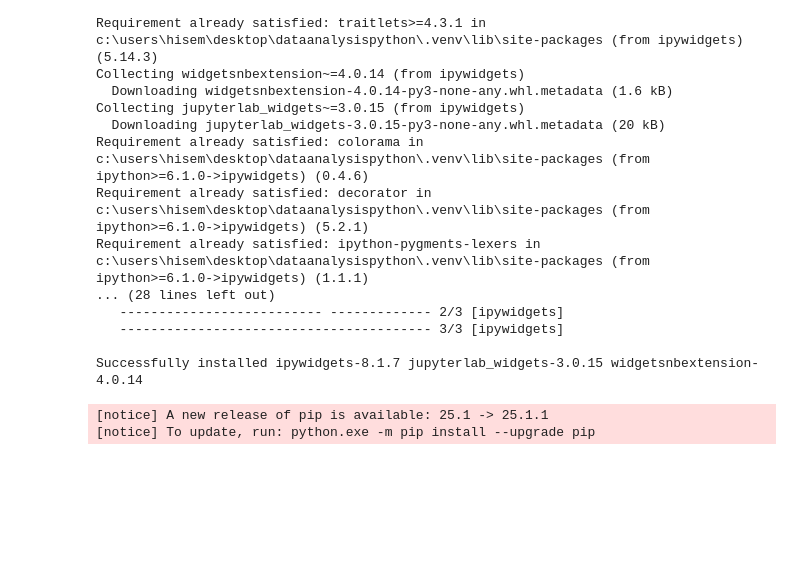
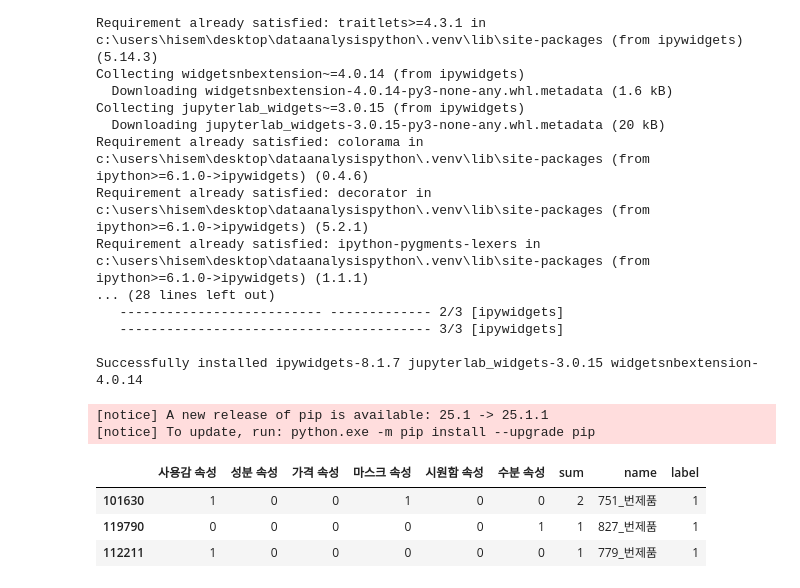
Before and after one commit to semin-pk/DataAnalysisPython, a Jupyter notebook: 3장/chapter03-4.ipynb, the cells around one changed output. Saved outputs shown, nothing was run; the diff lists cells and outputs as text; code cells hidden in the pictures; blank space fills up the shorter version.

```diff
--- a/3장/chapter03-4.ipynb
+++ b/3장/chapter03-4.ipynb
@@ -118,12 +140,15 @@ df_rvw_1.head(2)
 | 0 | 22.01.02. | 평점4 | 빠른배송과 사은품 감사합니당 | 8_번제품 | https://cr.shopping.naver.com/adc... | 28,500 | 01 | 배송 사은품 감사 |
 | 1 | 21.06.21. | 평점5 | 블랙쿠션 그전꺼도 좋았는데 리뉴얼된것 역시나 넘넘 좋아용! | 8_번제품 | https://cr.shopping.naver.com/adc... | 28,500 | 06 | 블랙 쿠션 리뉴얼 |
 # %%
-df_rvw_1 = pd.read_csv('./data/makeup_review/makeup_review_fin.csv')
+import pandas as pd
+df_rvw_1 = pd.read_csv('/content/drive/MyDrive/고객 니즈가 보이는 데이터분석/makeup_review_fin.csv')
 df_rvw_1.head(2)
 # %% [output]
 |  | review_date | review_score | reviews | name | url | price | month | 리뷰_의도 |
 | 0 | 22.01.02. | 평점4 | 빠른배송과 사은품 감사합니당 | 8_번제품 | https://cr.shopping.naver.com/adc... | 28,500 | 1 | 배송 사은품 감사 |
 | 1 | 21.06.21. | 평점5 | 블랙쿠션 그전꺼도 좋았는데 리뉴얼된것 역시나 넘넘 좋아용! | 8_번제품 | https://cr.shopping.naver.com/adc... | 28,500 | 6 | 블랙 쿠션좋다 리뉴얼좋다 |
+# %%
+df_rvw_1 = df_rvw_1[df_rvw_1['reviews']!='없음']
 # %% [markdown]
 ### nGram으로 키워드 파악
 # %%
@@ -350,6 +425,7 @@ for review in tqdm_notebook(df_rvw_1['리뷰_의도']):
 
         funcs_cnt.append(cnt)
     series = pd.Series(funcs_cnt, index=count_df.columns)
-    count_df = count_df.append(series, ignore_index=True)
+    #count_df = count_df.append(series, ignore_index=True)
+    count_df = pd.concat([count_df, series.to_frame().T], ignore_index=True)
 count_df.head(2)
 # %% [output]
@@ -376,3 +456,14 @@ Requirement already satisfied: ipython-pygments-lexers in c:\users\hisem\desktop
 Successfully installed ipywidgets-8.1.7 jupyterlab_widgets-3.0.15 widgetsnbextension-4.0.14
 [notice] A new release of pip is available: 25.1 -> 25.1.1
 [notice] To update, run: python.exe -m pip install --upgrade pip
+# %%
+count_df['sum'] = count_df.sum(axis=1)
+count_df['name'] = df_rvw_1['name']
+count_df['label'] = df_rvw_1['label'].values
+count_df = count_df[count_df['sum']!=0]
+count_df.sample(3)
+# %% [output]
+|  | 사용감 속성 | 성분 속성 | 가격 속성 | 마스크 속성 | 시원함 속성 | 수분 속성 | sum | name | label |
+| 101630 | 1 | 0 | 0 | 1 | 0 | 0 | 2 | 751_번제품 | 1 |
+| 119790 | 0 | 0 | 0 | 0 | 0 | 1 | 1 | 827_번제품 | 1 |
+| 112211 | 1 | 0 | 0 | 0 | 0 | 0 | 1 | 779_번제품 | 1 |
```
Also changed, not shown: parts of 27 cells of this notebook, 1 other file.
